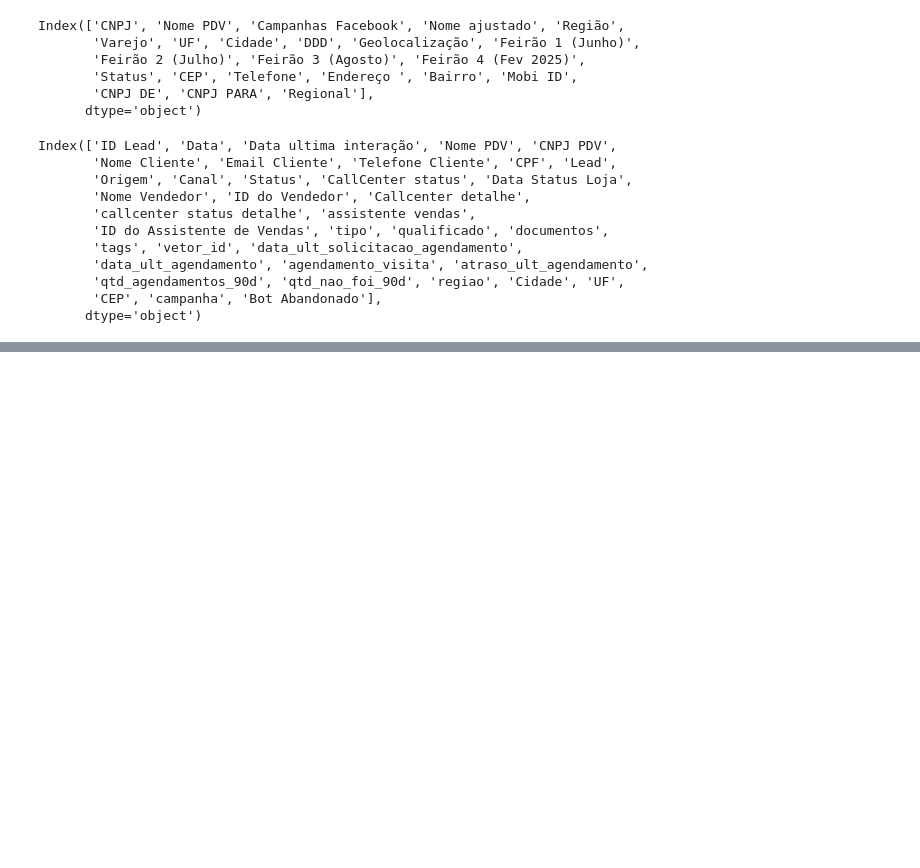
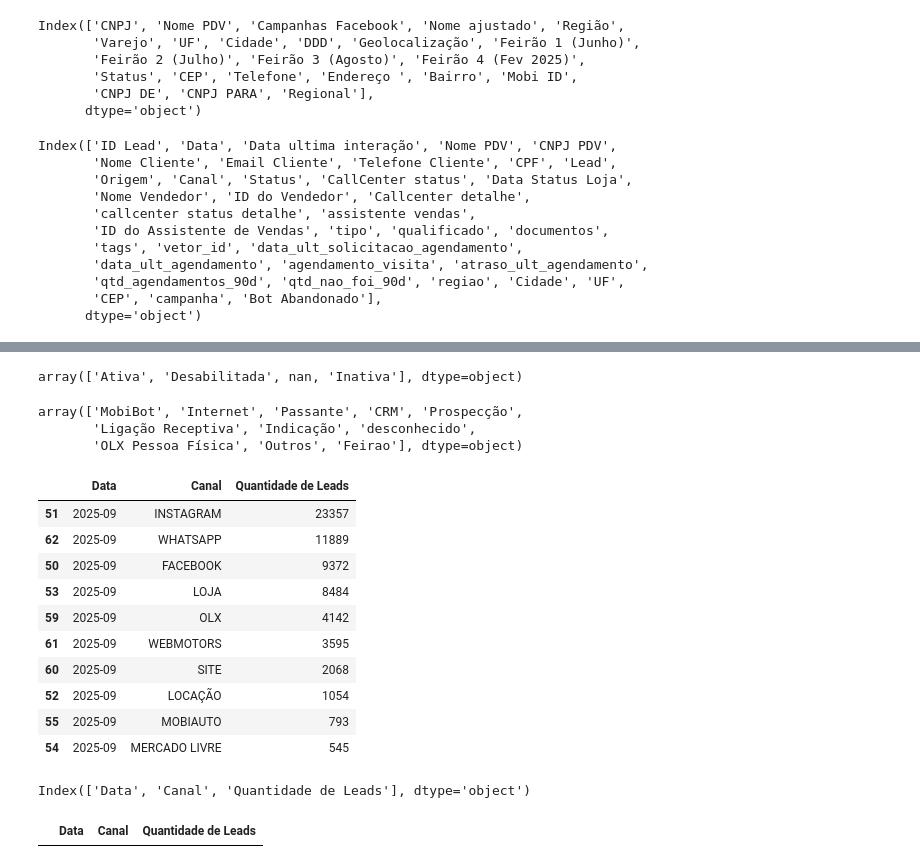
Before and after one commit to movi-data/painel_performance, a Jupyter notebook: painel_performance.ipynb, the cells around one changed output, grey strips where cells are left out. Drawn from its saved outputs; the diff is of its cells as text; code cells hidden in the pictures; blank space fills up the shorter version.

```diff
--- a/painel_performance.ipynb
+++ b/painel_performance.ipynb
@@ -174,0 +166,66 @@ memory usage: 108.2+ MB
+# %%
+df_propostas_ajustado['Status_loja'].unique()
+# %% [output]
+array(['Ativa', 'Desabilitada', nan, 'Inativa'], dtype=object)
+# %%
+df_propostas_ajustado['Origem'].unique()
+# %% [output]
+array(['MobiBot', 'Internet', 'Passante', 'CRM', 'Prospecção',
+       'Ligação Receptiva', 'Indicação', 'desconhecido',
+       'OLX Pessoa Física', 'Outros', 'Feirao'], dtype=object)
+# %%
+# Filtrar lojas ativas e qualificado
+df_propostas_ativas = df_propostas_ajustado[df_propostas_ajustado['Status_loja'] == 'Ativa']
+df_propostas_ativas = df_propostas_ativas[df_propostas_ativas['qualificado'] == True]
+
+# Agrupar leads por mês na coluna 'Data' e 'Canal'
+df_propostas_canal = df_propostas_ativas.groupby([pd.to_datetime(df_propostas_ajustado["Data"], format="%d/%m/%Y", errors='coerce').dt.to_period("M"),
+                                            "Canal"]).size().reset_index(name="Quantidade de Leads")
+
+
+# Filtrar apenas mês 9
+df_propostas_canal = df_propostas_canal[df_propostas_canal['Data'] == '2025-09']
+
+# Ordenar por 'Quantidade de Leads'
+df_propostas_canal = df_propostas_canal.sort_values(by='Quantidade de Leads', ascending=False)
+
+df_propostas_canal.head(10)
+# %% [output]
+|  | Data | Canal | Quantidade de Leads |
+| 51 | 2025-09 | INSTAGRAM | 23357 |
+| 62 | 2025-09 | WHATSAPP | 11889 |
+| 50 | 2025-09 | FACEBOOK | 9372 |
+| 53 | 2025-09 | LOJA | 8484 |
+| 59 | 2025-09 | OLX | 4142 |
+| 61 | 2025-09 | WEBMOTORS | 3595 |
+| 60 | 2025-09 | SITE | 2068 |
+| 52 | 2025-09 | LOCAÇÃO | 1054 |
+| 55 | 2025-09 | MOBIAUTO | 793 |
+| 54 | 2025-09 | MERCADO LIVRE | 545 |
+# %%
+df_propostas_canal.columns
+# %% [output]
+Index(['Data', 'Canal', 'Quantidade de Leads'], dtype='object')
+# %%
+# Filtrar lojas ativas
+df_propostas_ativas = df_propostas_ajustado[df_propostas_ajustado['Status_loja'] == 'Ativa']
+# Filtrar lead qualificado True
+df_propostas_ativas = df_propostas_ativas[df_propostas_ativas['qualificado'] == True]
+# Filtrar Origem pode ser 'MobiBot'e 'Internet'
+df_propostas_ativas = df_propostas_ativas[df_propostas_ativas['Origem'] == 'Internet']
+
+
+# Agrupar leads por mês na coluna 'Data' e 'Canal'
+df_propostas_canal = df_propostas_ativas.groupby([pd.to_datetime(df_propostas_ajustado["Data"], format="%d/%m/%Y", errors='coerce').dt.to_period("M"),
+                                            "Canal"]).size().reset_index(name="Quantidade de Leads")
+
+
+# Filtrar apenas mês 9
+df_propostas_canal = df_propostas_canal[df_propostas_canal['Data'] == '2025-09']
+
+# Ordenar por 'Quantidade de Leads'
+df_propostas_canal = df_propostas_canal.sort_values(by='Quantidade de Leads', ascending=False)
+
+df_propostas_canal.head(10)
+# %% [output]
+|  | Data | Canal | Quantidade de Leads |
```
Also changed, not shown: parts of 4 cells of this notebook.
